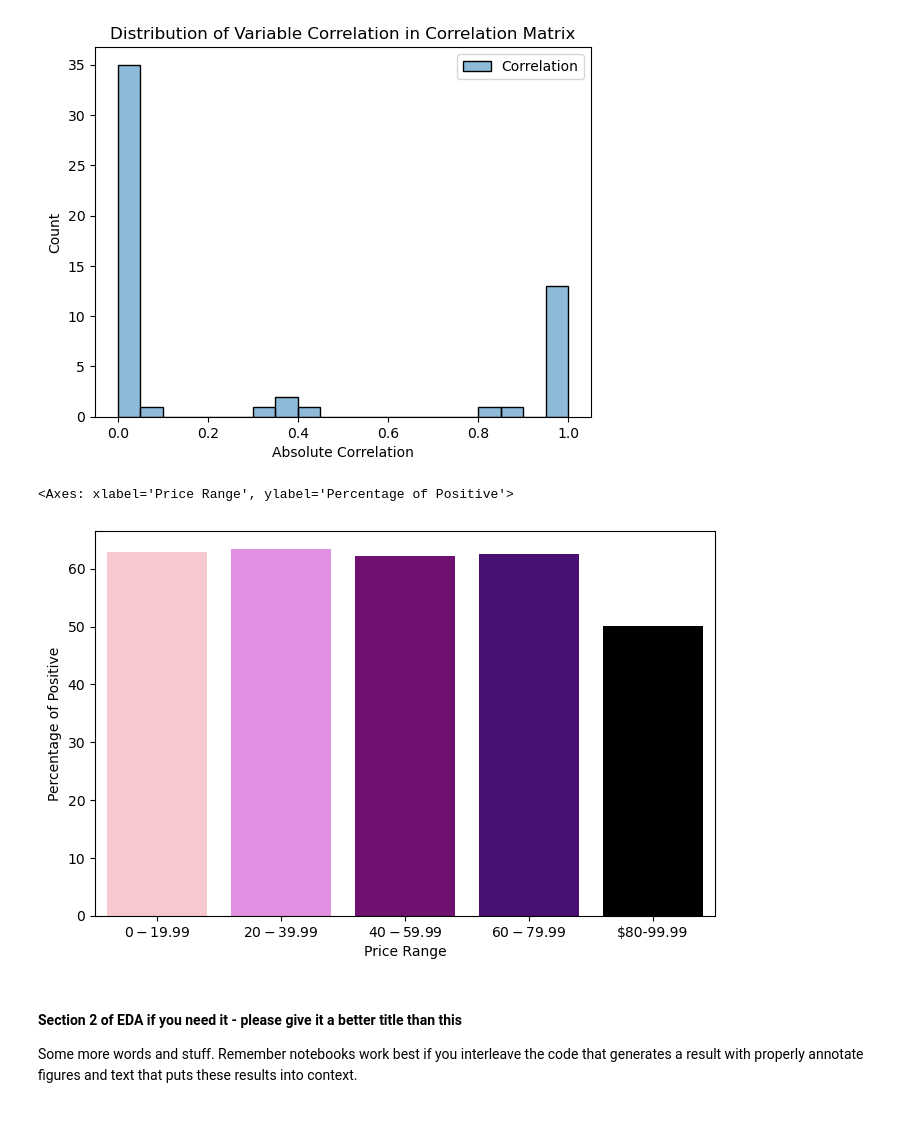
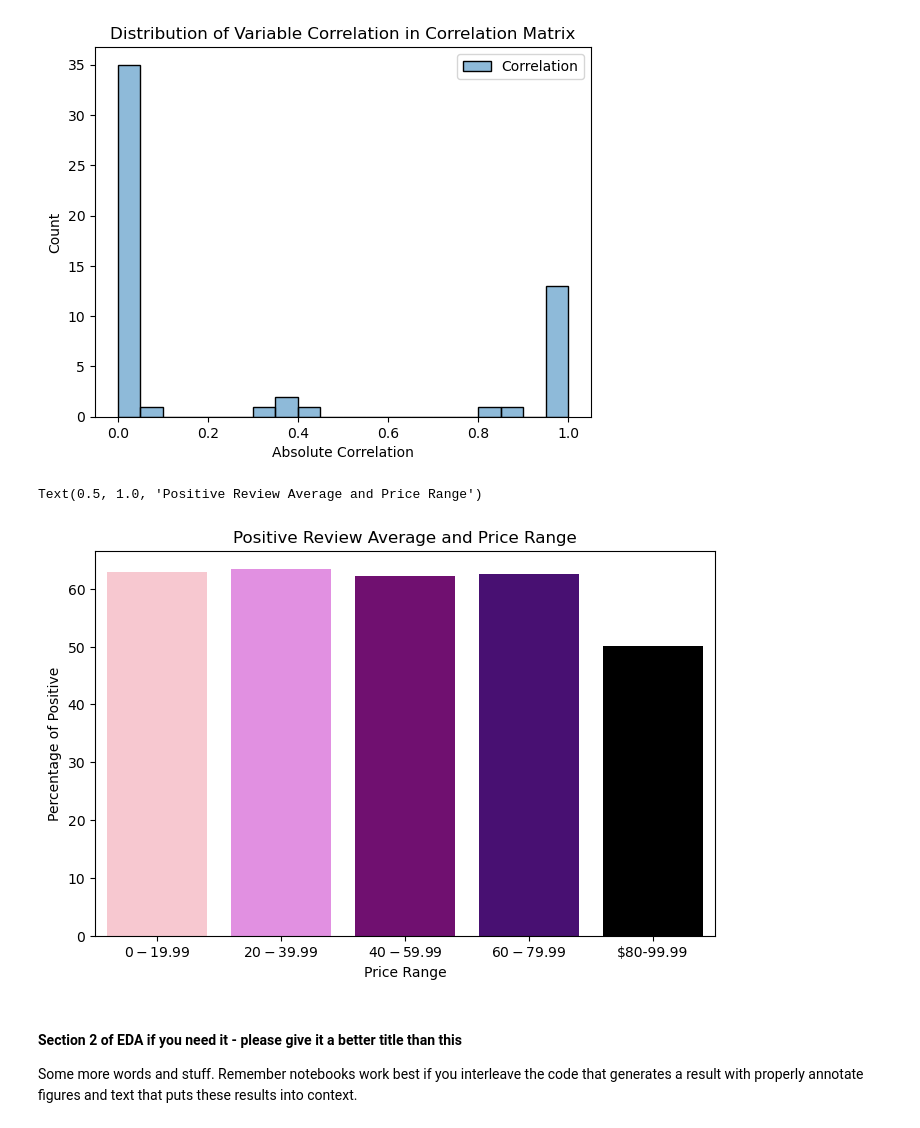
Before and after one commit to COGS108/Group100_WI26, a Jupyter notebook: 02-EDACheckpoint.ipynb, the cells around one changed output. Saved outputs shown, nothing was run; the diff lists cells and outputs as text; code cells hidden in the pictures.

Commit message:
setting titles oopsie

```diff
--- a/02-EDACheckpoint.ipynb
+++ b/02-EDACheckpoint.ipynb
@@ -495,28 +497,29 @@ Text(0.5, 1.0, 'Distribution of Variable Correlation in Correlation Matrix')
 # %%
 # ranges are 0-19.99, 20-39.99, 40-59.99, 60-79.99, 80-99.99
 # using price column, create a new column that includes these ranges
 bins = [0, 19.99, 39.99, 59.99, 79.99, 99.99]
 labels = ['$0-$19.99', '$20-$39.99', '$40-$59.99', '$60-$79.99', '$80-99.99'] # create categories for price ranges
 steam_games['Price Range'] = pd.cut(steam_games['Price'], bins=bins, labels=labels, include_lowest=True)
 
 # calculate percentage of pos reviews (pos/(pos+neg)) and add that as a new column called Percentage of Positive
 total = steam_games['Positive'].astype(float) + steam_games['Negative'].astype(float)
 steam_games['Percentage of Positive'] = (steam_games['Positive'] / total * 100).fillna(0)
 
 # average of positive review percentage for each price range
 price_review_avg = pd.DataFrame(steam_games.groupby('Price Range', observed=True)['Percentage of Positive'].mean())
 
 #set figure size
 plt.figure(figsize=(8, 5))
 
 # barplot of the positive review percentage average vs each price range of the games
 custom_palette = ['pink', 'violet', 'purple', 'indigo', 'black']
 sns.barplot(data=price_review_avg, x='Price Range', y='Percentage of Positive', hue='Price Range', palette=custom_palette)
+plt.title("Positive Review Average and Price Range")
 
 # all the price ranges below $80 seem to have a higher percentage of positive reviews, indicating a negative correlation between higher cost and positive reviews
 # %% [output]
-<Axes: xlabel='Price Range', ylabel='Percentage of Positive'>
+Text(0.5, 1.0, 'Positive Review Average and Price Range')
-[figure, old version]
+[figure, new version]
 # %% [markdown]
 #### Section 2 of EDA if you need it  - please give it a better title than this
 
```
Also changed, not shown: parts of 1 cell of this notebook.
